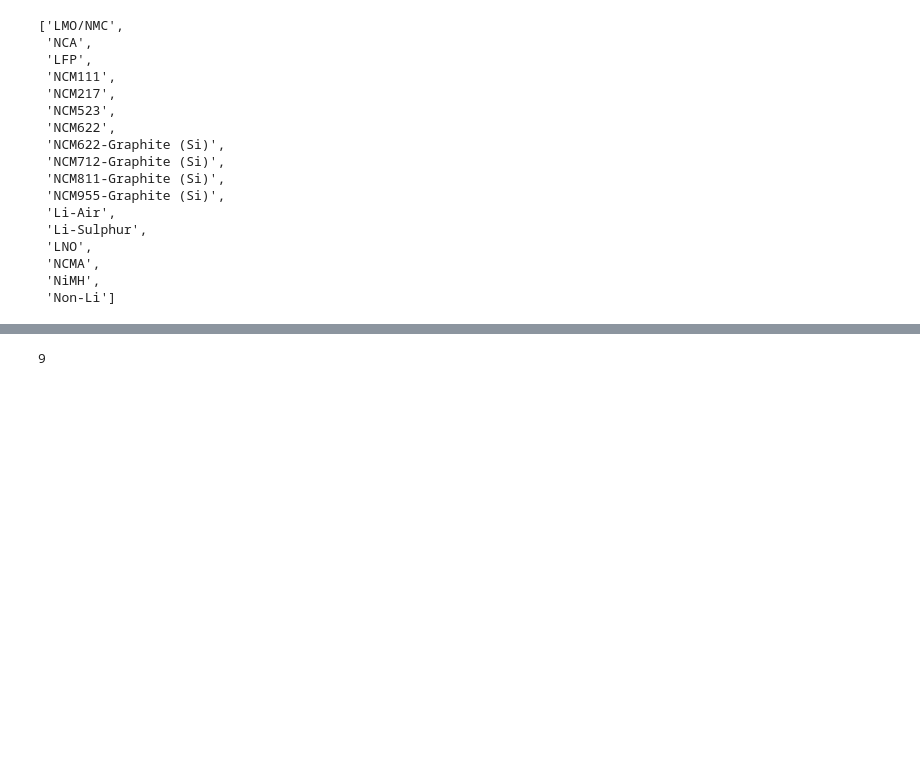
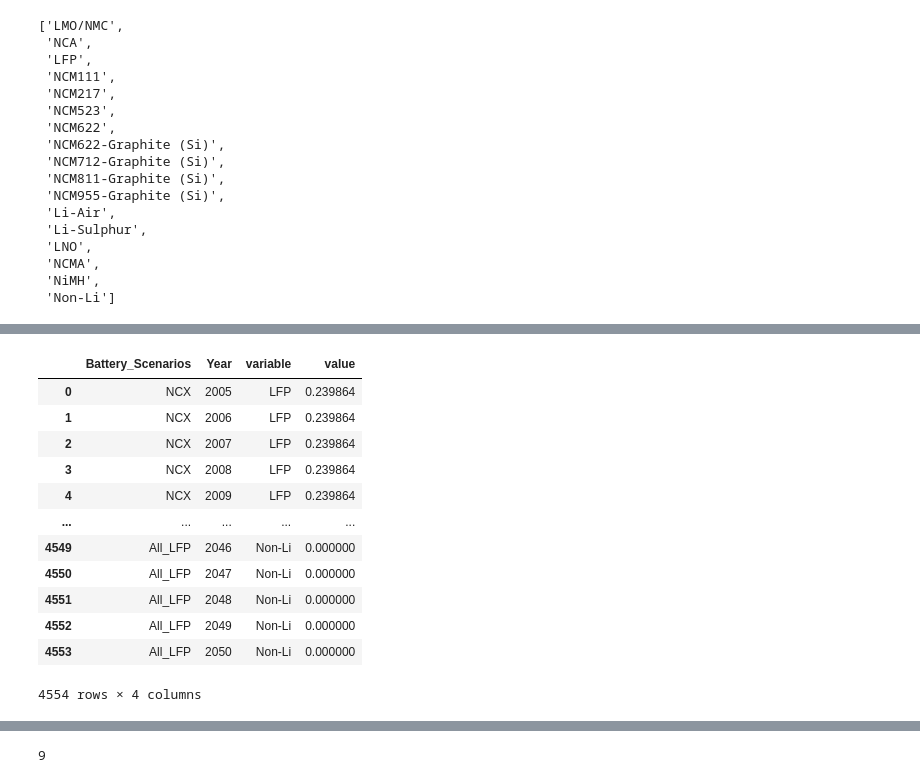
Before and after one commit to fernaag/Global_LIB_system, a Jupyter notebook: data_handling/fitting_and_preparation/batteryChemistry_motorEnergy_vehicleSize_World.ipynb, the cells around one changed output, grey strips where cells are left out. Saved outputs shown, nothing was run; the diff lists cells and outputs as text; code cells hidden in the pictures; blank space fills up the shorter version.

```diff
--- a/data_handling/fitting_and_preparation/batteryChemistry_motorEnergy_vehicleSize_World.ipynb
+++ b/data_handling/fitting_and_preparation/batteryChemistry_motorEnergy_vehicleSize_World.ipynb
@@ -290,3 +220,19 @@ array(['LFP', 'NCA', 'NCM111', 'NCM523', 'NCM622', 'NCM622-Graphite (Si)',
+# %%
+chem2
+# %% [output]
+|  | Battery_Scenarios | Year | variable | value |
+| 0 | NCX | 2005 | LFP | 0.239864 |
+| 1 | NCX | 2006 | LFP | 0.239864 |
+| 2 | NCX | 2007 | LFP | 0.239864 |
+| 3 | NCX | 2008 | LFP | 0.239864 |
+| 4 | NCX | 2009 | LFP | 0.239864 |
+| ... | ... | ... | ... | ... |
+| 4549 | All_LFP | 2046 | Non-Li | 0.000000 |
+| 4550 | All_LFP | 2047 | Non-Li | 0.000000 |
+| 4551 | All_LFP | 2048 | Non-Li | 0.000000 |
+| 4552 | All_LFP | 2049 | Non-Li | 0.000000 |
+| 4553 | All_LFP | 2050 | Non-Li | 0.000000 |
+4554 rows × 4 columns
 # %%
 # Assming PHEVs have the same battery chemistry scenarios as BEVs
 ChemArray = np.zeros((Na,Ng,Nb,Nt))
```
Also changed, not shown: parts of 25 cells of this notebook, 9 other files.
